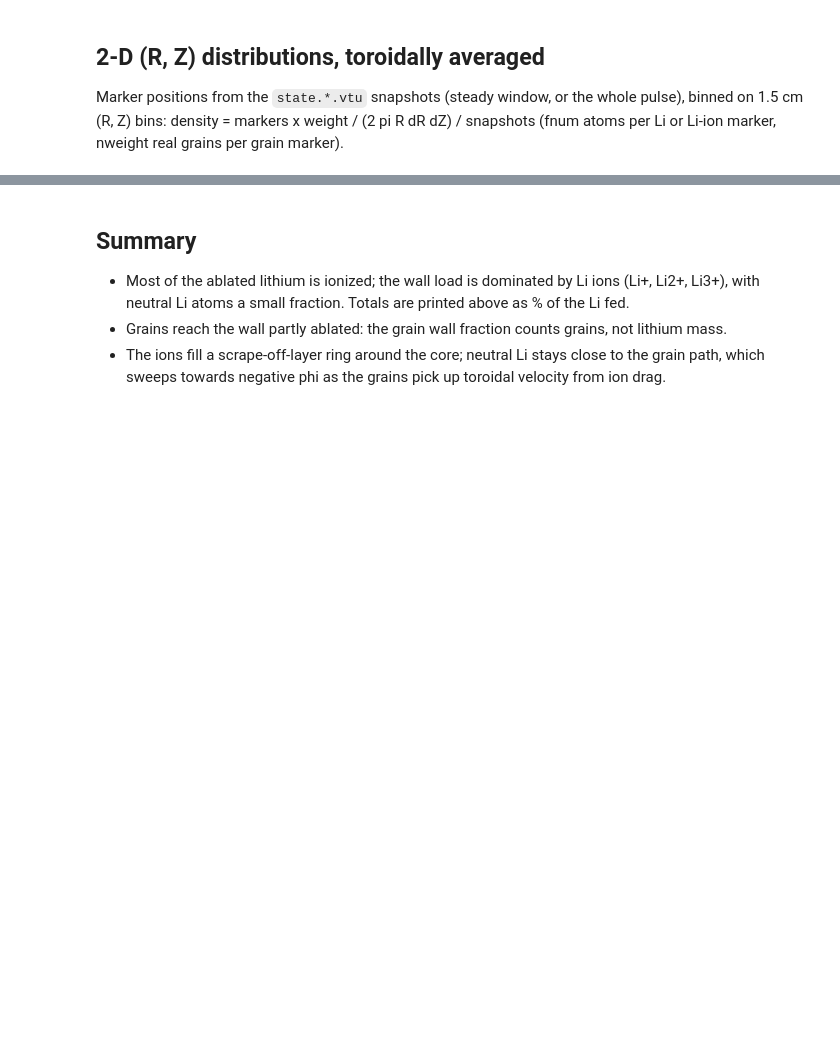
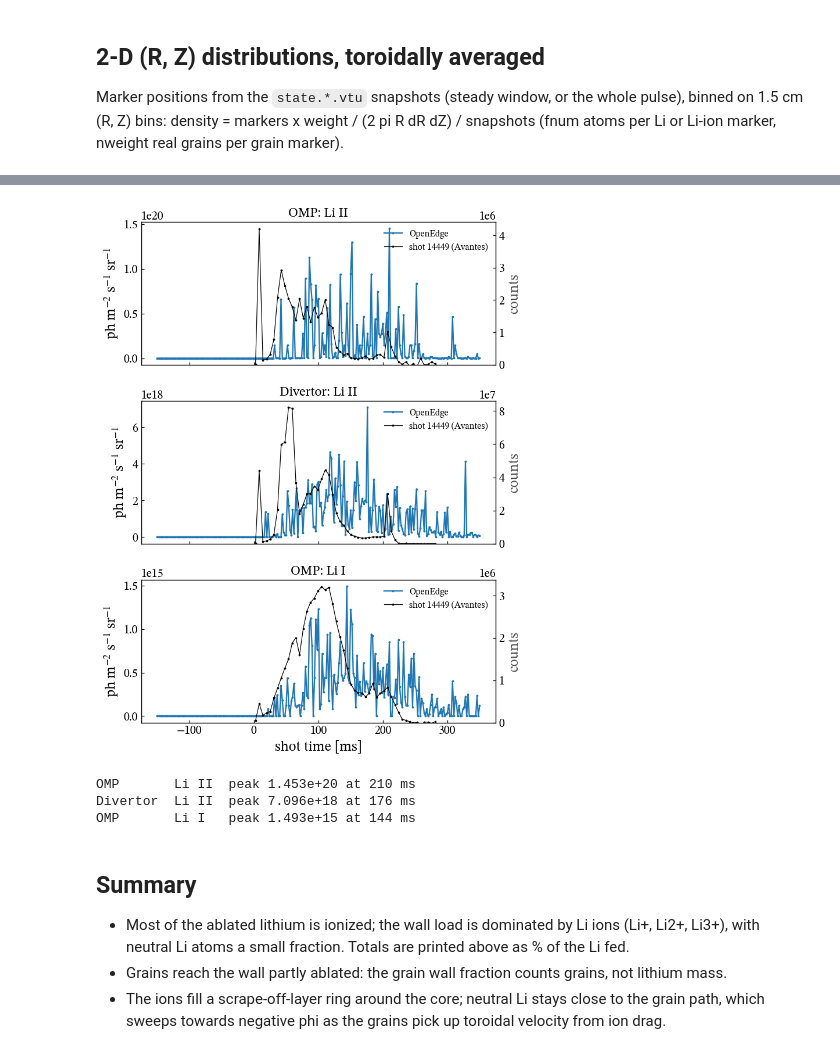
Before and after one commit to ORNL-Fusion/OpenEdge, a Jupyter notebook: examples/workflows/particulates/st40_lithium_powder_dropper/openedge/3d/notebooks/st40_3d_landing.ipynb, the cells around one changed output, grey strips where cells are left out. Cells and saved outputs as stored; diff of their text form; code cells hidden in the pictures; blank space fills up the shorter version.

```diff
--- a/examples/workflows/particulates/st40_lithium_powder_dropper/openedge/3d/notebooks/st40_3d_landing.ipynb
+++ b/examples/workflows/particulates/st40_lithium_powder_dropper/openedge/3d/notebooks/st40_3d_landing.ipynb
@@ -284,3 +295,77 @@ averaged 251 snapshots, steps 0..250000
+# %%
+import h5py
+from matplotlib.tri import Triangulation
+from scipy.interpolate import RegularGridInterpolator
+def xyz(R, phi_deg, Z):
+    return np.array([R * np.cos(np.radians(phi_deg)), R * np.sin(np.radians(phi_deg)), Z])
+PHI_IPD = 70.0                                       # machine toroidal angle of the IPD = sim phi 0
+# Avantes lines of sight from the ST40 diagnostic layout (E. Tinacba, Oct 27 2026), read by eye (+-3 cm, +-3 deg):
+# (R, machine phi, Z) at both ends; assumes machine phi (counter-clockwise from above) = sim +phi
+CHORDS = {
+    "OMP":      (xyz(1.00, 68.0 - PHI_IPD, 0.00), xyz(0.15, 72.0 - PHI_IPD, 0.00)),    # #6 Li II, #8 Li I ("LINES", port S2)
+    "Divertor": (xyz(1.00, 135.0 - PHI_IPD, -0.22), xyz(0.22, 135.0 - PHI_IPD, 1.17)), # #7 Li II ("DIV SRVY"), phi 135 deg (Erin)
+}
+RC = 0.02                                            # chord radius [m]
+_m = re.search(r"sim t = 0 is shot (-?[\d.]+) ms", open(CASE / "input/srate_3d.deck").read())
+T0_MS = (float(_m.group(1)) if _m else 40.0) if PULSE else 0.0   # shot time of sim t = 0 (make_srate.py)
+
+ROOT = CASE.parents[5]                               # repository root
+db = h5py.File(ROOT / "database/processes.h5", "r")
+def pec(key):
+    g = db[f"volume/pec/li/96/{key}"]
+    f = RegularGridInterpolator((g["temperature"][()], g["density"][()]), g["coefficient"][()],
+                                bounds_error=False, fill_value=None)
+    lo, hi = (g["temperature"][0], g["density"][0]), (g["temperature"][-1], g["density"][-1])
+    return lambda te, ne: 10 ** f(np.column_stack([np.clip(np.log10(te), lo[0], hi[0]),
+                                                   np.clip(np.log10(ne), lo[1], hi[1])])) * 1e-6   # m^3/s
+LINES = {"Li I":  [(2, pec("li0_6710_pec")), (3, pec("li0_6710_recom_pec"))],   # (marker type, PEC)
+         "Li II": [(3, pec("li1_5486_pec")), (4, pec("li1_5486_recom_pec"))]}
+pf = h5py.File(CASE / re.search(r"variable plasma\s+index\s+(\S+)", deck).group(1), "r")["mesh"]
+cidx = pf["cell_index"][()]
+tf = Triangulation(pf["vtx_r"][()], pf["vtx_z"][()], pf["triangles"][()]).get_trifinder()
+TE, NE = pf["temp_e"][()], pf["dens_e"][()]
+
+def near_chord(P, a, b):
+    d = b - a; L = np.linalg.norm(d); u = d / L
+    s = (P - a) @ u
+    return (s >= 0) & (s <= L) & (np.linalg.norm(P - a - np.outer(s, u), axis=1) < RC)
+
+tms, SIG = [], {(ch, ln): [] for ch in CHORDS for ln in LINES}
+for f in sfiles:
+    m = pv.read(f); P = np.asarray(m.points); typ = np.asarray(m["type"])
+    k = tf(np.hypot(P[:, 0], P[:, 1]), P[:, 2]); inside = (k >= 0) & (cidx[np.maximum(k, 0)] >= 0)
+    te = np.where(inside, TE[cidx[np.maximum(k, 0)]], 0.0); ne = np.where(inside, NE[cidx[np.maximum(k, 0)]], 0.0)
+    tms.append(int(re.findall(r"\d+", f)[-1]) * DT * 1e3 + T0_MS)
+    for ch, (a, b) in CHORDS.items():
+        sel = near_chord(P, a, b) & inside & (ne > 0)
+        for ln, terms in LINES.items():
+            tot = 0.0
+            for t, fn in terms:
+                q = sel & (typ == t)
+                if q.any(): tot += (FNUM * ne[q] * fn(te[q], ne[q])).sum()
+            SIG[(ch, ln)].append(tot / (4 * np.pi) / (np.pi * RC**2))
+tms = np.array(tms)
+panels = [("OMP", "Li II"), ("Divertor", "Li II"), ("OMP", "Li I")]
+MEAS = {("OMP", "Li II"): "omp_li2", ("Divertor", "Li II"): "div_li2", ("OMP", "Li I"): "omp_li1"}
+mfile = CASE.parent / "input/14449_avantes_lines.csv"          # measured, shot 14449 (Avantes ch6/7/8)
+meas = np.genfromtxt(mfile, delimiter=",", names=True, skip_header=1) if mfile.exists() else None
+fig, ax = plt.subplots(3, 1, figsize=(7, 9), sharex=True)
+for a, key in zip(ax, panels):
+    a.plot(tms, np.array(SIG[key]), ".-", ms=3, label="OpenEdge")
+    a.set(title=f"{key[0]}: {key[1]}", ylabel=r"ph m$^{-2}$ s$^{-1}$ sr$^{-1}$")
+    if meas is not None:
+        b = a.twinx(); b.plot(meas["time_ms"], meas[MEAS[key]], "k.-", ms=3, lw=0.8, label="shot 14449 (Avantes)")
+        b.set_ylabel("counts", color="0.3"); b.set_ylim(0, None)
+        a.legend(handles=a.get_lines() + b.get_lines(), loc="upper right", fontsize=10)
+ax[-1].set_xlabel("shot time [ms]")
+plt.tight_layout(); plt.show()
+for key in panels:
+    v = np.array(SIG[key]); print(f"{key[0]:9s} {key[1]:6s} peak {v.max():.3e} at {tms[v.argmax()]:.0f} ms")
+# %% [output]
+[figure, added]
+OMP       Li II  peak 1.453e+20 at 210 ms
+Divertor  Li II  peak 7.096e+18 at 176 ms
+OMP       Li I   peak 1.493e+15 at 144 ms
 # %% [markdown]
 ## Summary
 
```
Also changed, not shown: parts of 9 cells of this notebook, 5 other files.
